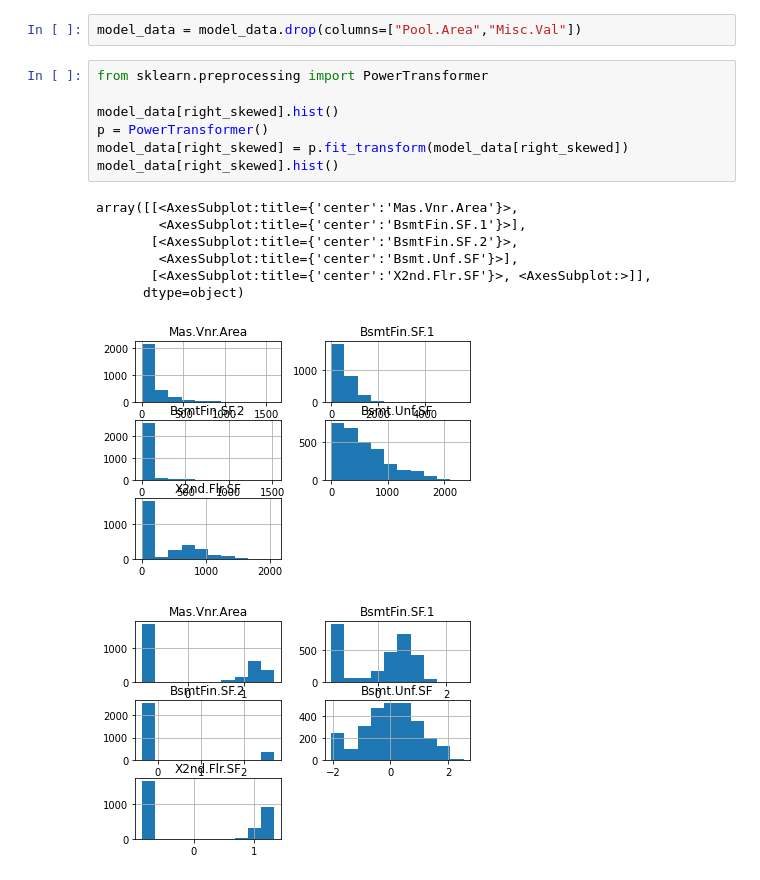
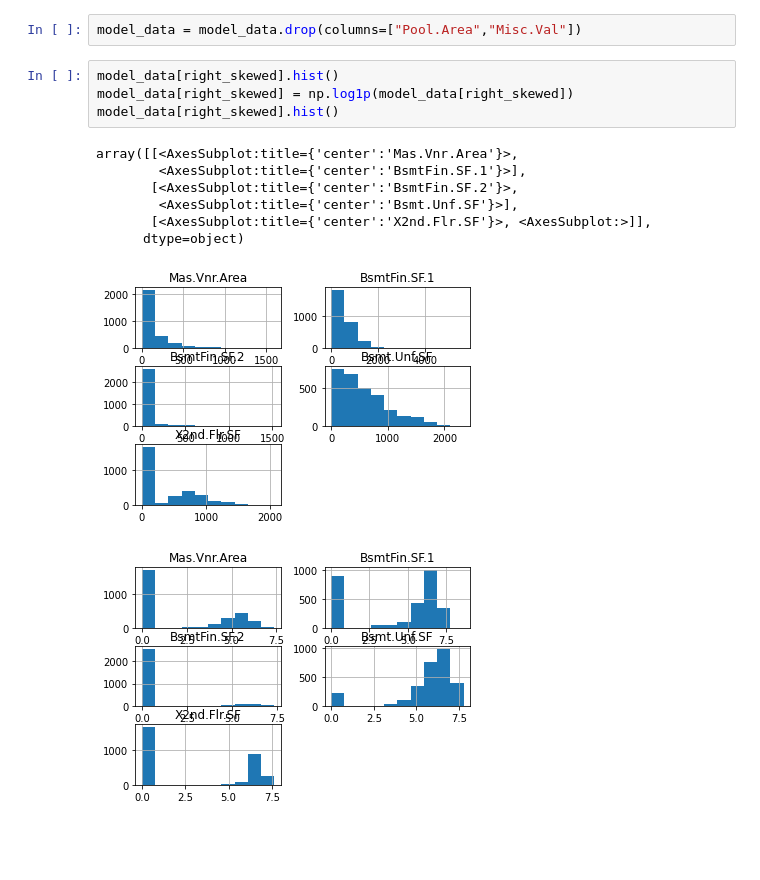
Before and after one commit to P-ASilva/ames, a Jupyter notebook: notebooks/08_final_model_analysis_and_feature_enginnering.ipynb, the cells around one changed output. Cells and saved outputs as stored; diff of their text form; blank space fills up the shorter version.

Commit message:
more models

```diff
--- a/notebooks/08_final_model_analysis_and_feature_enginnering.ipynb
+++ b/notebooks/08_final_model_analysis_and_feature_enginnering.ipynb
@@ -236,18 +236,15 @@ for cat in porch_cat:
 # %%
 model_data = model_data.drop(columns=["Pool.Area","Misc.Val"])
 # %%
-from sklearn.preprocessing import PowerTransformer
-
 model_data[right_skewed].hist()
-p = PowerTransformer()
-model_data[right_skewed] = p.fit_transform(model_data[right_skewed])
+model_data[right_skewed] = np.log1p(model_data[right_skewed])
 model_data[right_skewed].hist()
 # %% [output]
 array([[<AxesSubplot:title={'center':'Mas.Vnr.Area'}>,
         <AxesSubplot:title={'center':'BsmtFin.SF.1'}>],
        [<AxesSubplot:title={'center':'BsmtFin.SF.2'}>,
         <AxesSubplot:title={'center':'Bsmt.Unf.SF'}>],
        [<AxesSubplot:title={'center':'X2nd.Flr.SF'}>, <AxesSubplot:>]],
       dtype=object)
 [figure]
-[figure, old version]
+[figure, new version]
```
Also changed, not shown: parts of 12 cells of this notebook.
